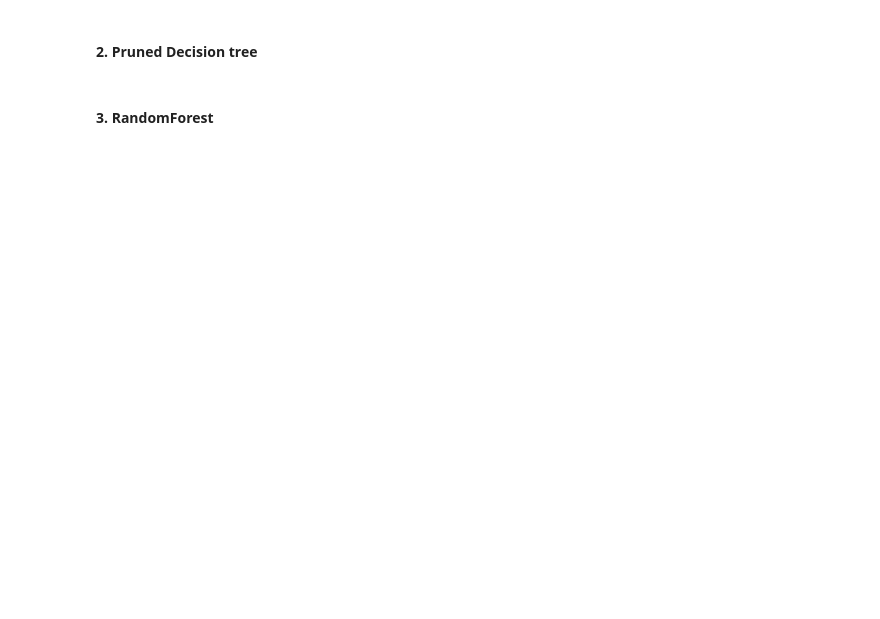
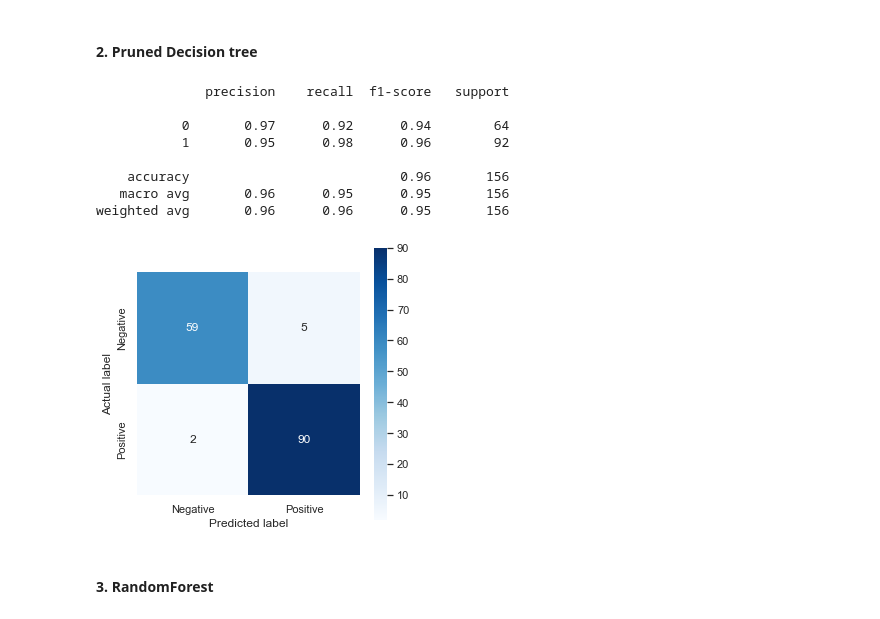
Before and after one commit to LaithSharia/Early-stage-diabetes-risk-prediction, a Jupyter notebook: Early stage diabetes risk prediction.ipynb, the cells around one changed output. Drawn from its saved outputs; the diff is of its cells as text; code cells hidden in the pictures; blank space fills up the shorter version.

```diff
--- a/Early stage diabetes risk prediction.ipynb
+++ b/Early stage diabetes risk prediction.ipynb
@@ -269,6 +231,6 @@ print(fit.scores_)
 # %%
 # removing featrues that doesn't help in building the tree
-dataNew = modData.drop(columns=['Age', 'Itching', 'delayed healing', 'Genital thrush', 'muscle stiffness', 'Obesity'])
+newData = modData.drop(columns=['Age', 'Itching', 'delayed healing', 'Genital thrush', 'muscle stiffness', 'Obesity'])
 # %%
 # Random Forest
 def randFor(dataset, X_train, X_test, Y_train, Y_test):
@@ -360,3 +325,9 @@ X_train, X_test, Y_train, Y_test = train_test_split(X, Y, test_size = 0.40)
+# %%
+# dividing dataset into X (features, input) and Y (class, output)
+X = newData.iloc[:,:len(newData.columns)-1]
+Y = newData.iloc[:,len(newData.columns)-1]
+# splitting dataset intp X and Y train, and X and Y test subsets
+p_X_train, p_X_test, p_Y_train, p_Y_test = train_test_split(X, Y, test_size = 0.30)
 # %% [markdown]
 #### 1. Decision tree
 # %%
@@ -376,7 +345,17 @@ weighted avg       0.90      0.90      0.90       208
 # %% [markdown]
 #### 2. Pruned Decision tree
 # %%
-dtModel(dataNew, X_train, X_test, Y_train, Y_test)
+dtModel(newData, p_X_train, p_X_test, p_Y_train, p_Y_test)
+# %% [output]
+              precision    recall  f1-score   support
+
+           0       0.97      0.92      0.94        64
+           1       0.95      0.98      0.96        92
+
+    accuracy                           0.96       156
+   macro avg       0.96      0.95      0.95       156
+weighted avg       0.96      0.96      0.95       156
+[figure, added]
 # %% [markdown]
 #### 3. RandomForest
 # %%
```
Also changed, not shown: parts of 18 cells of this notebook.
